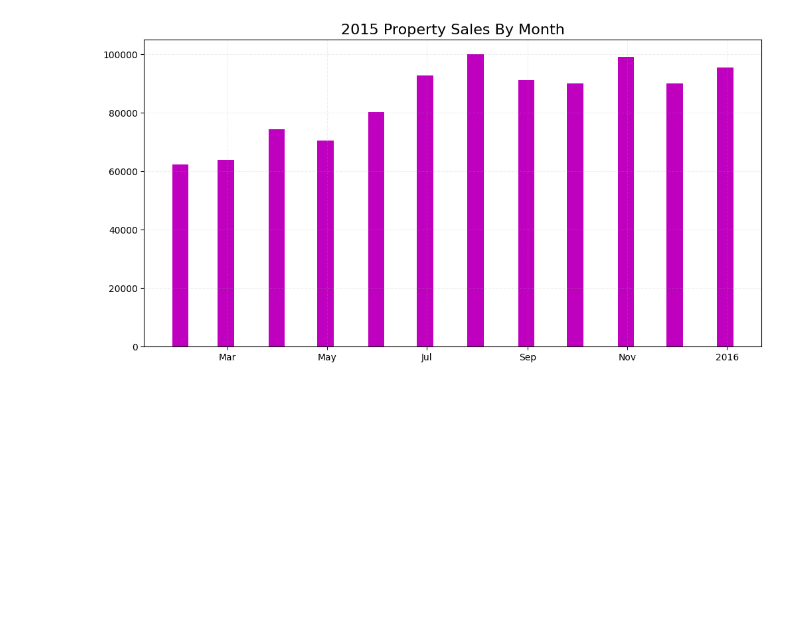
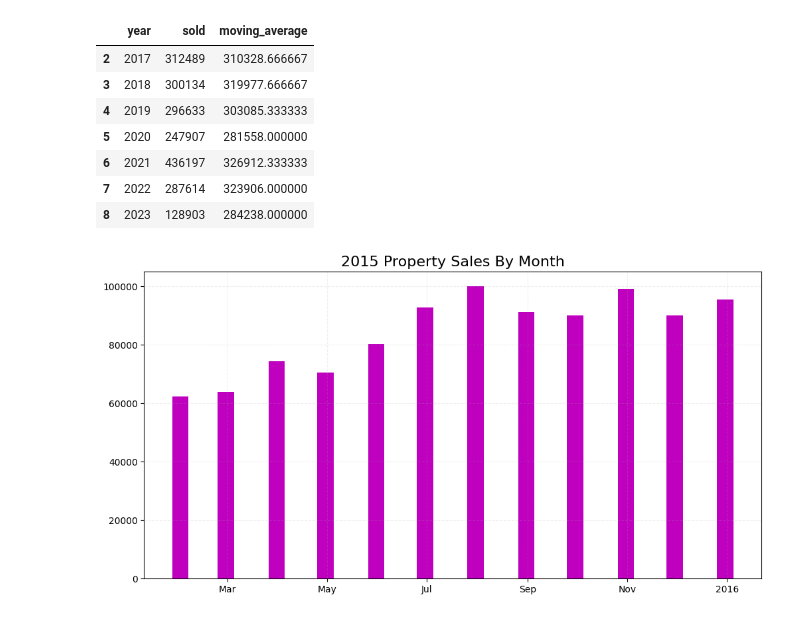
Before and after one commit to Dan-Mihaylov/Economic-Data-Analysis, a Jupyter notebook: uk_house_market_data_analysis.ipynb, the cells around one changed output. Saved outputs shown, nothing was run; the diff lists cells and outputs as text; code cells hidden in the pictures; blank space fills up the shorter version.

```diff
--- a/uk_house_market_data_analysis.ipynb
+++ b/uk_house_market_data_analysis.ipynb
@@ -61,3 +157,17 @@ ax.bar(
+# %%
+three_year_moving_average_sales = {}
+some = pd.Series(yearly_properties_sold_until_may, name='sold').to_frame().reset_index(names=['year'])
+some['moving_average'] = some['sold'].rolling(window=3).mean()
+some.dropna()
+# %% [output]
+|  | year | sold | moving_average |
+| 2 | 2017 | 312489 | 310328.666667 |
+| 3 | 2018 | 300134 | 319977.666667 |
+| 4 | 2019 | 296633 | 303085.333333 |
+| 5 | 2020 | 247907 | 281558.000000 |
+| 6 | 2021 | 436197 | 326912.333333 |
+| 7 | 2022 | 287614 | 323906.000000 |
+| 8 | 2023 | 128903 | 284238.000000 |
 # %%
 data_for_2015 = yearly_data_since_2015['sales_data_2015'].copy()
 data_for_2015['date_of_sale'] = pd.to_datetime(data_for_2015['date_of_sale'])
```
Also changed, not shown: parts of 14 cells of this notebook.
